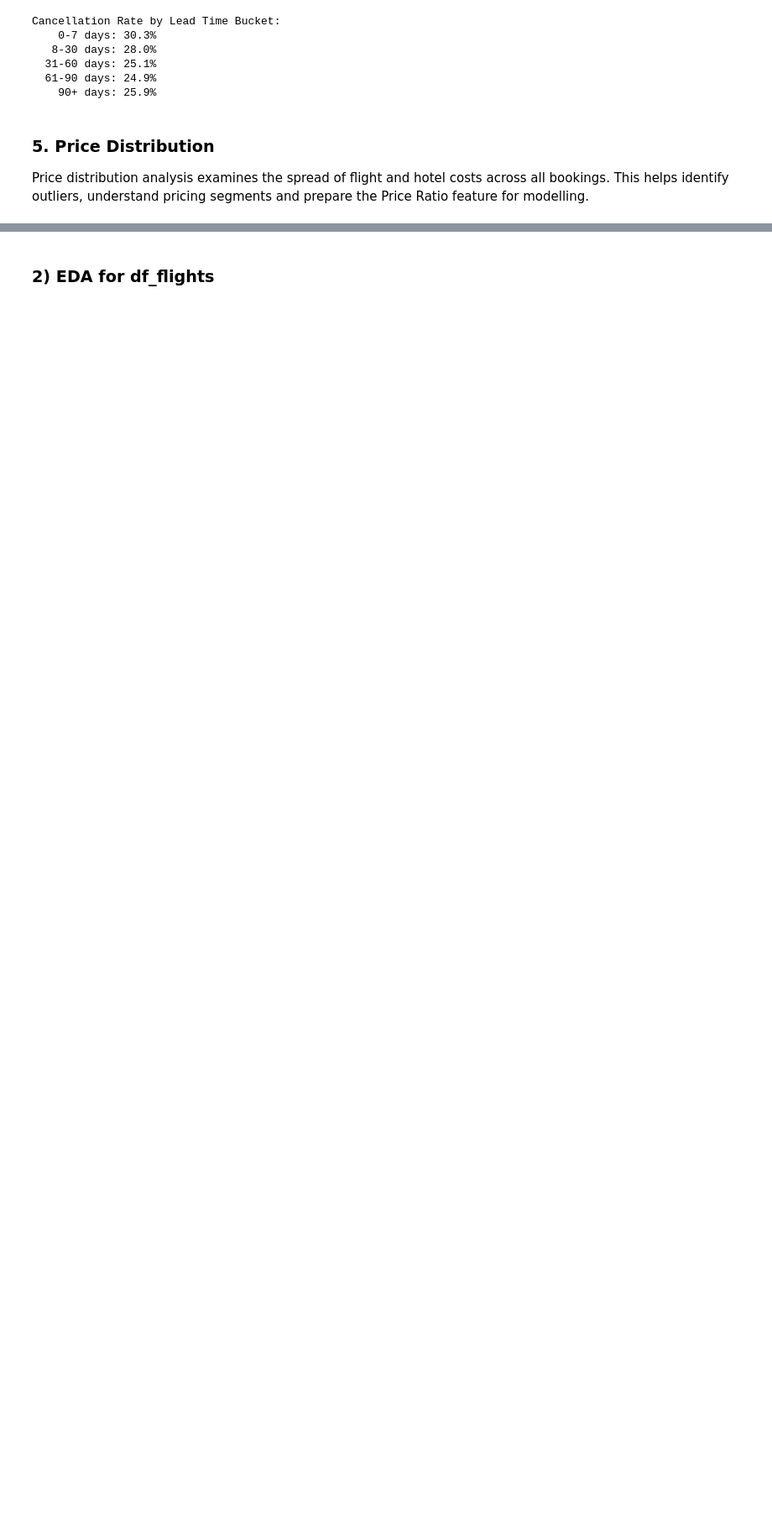
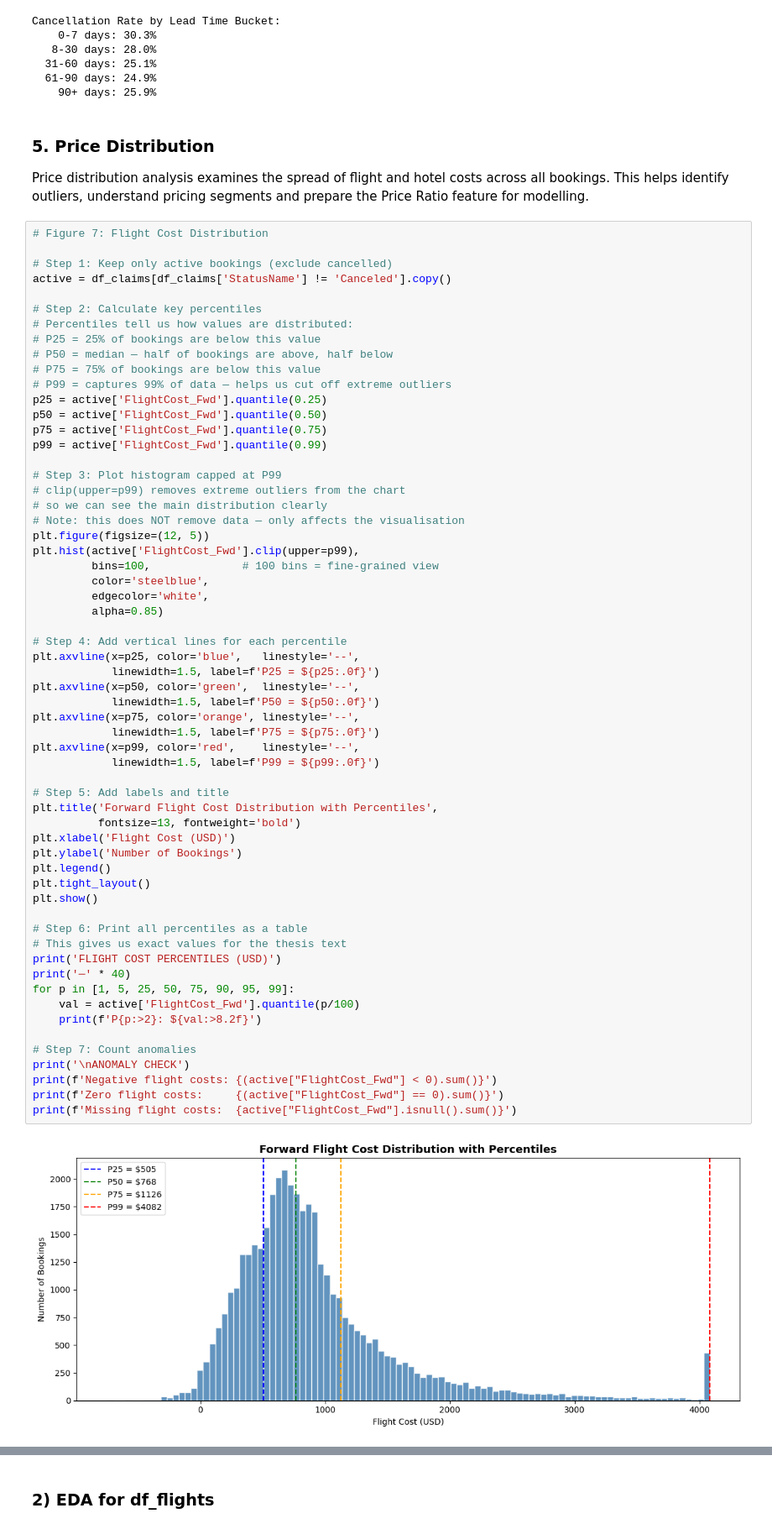
Before and after one commit to VildanaRazumova/thesis-demand-forecasting, a Jupyter notebook: thesis_notebook_final.ipynb, the cells around one changed output, grey strips where cells are left out. Shown at 84% size. Cells and saved outputs as stored; diff of their text form; blank space fills up the shorter version.

```diff
--- a/thesis_notebook_final.ipynb
+++ b/thesis_notebook_final.ipynb
@@ -748,3 +748,65 @@ Cancellation Rate by Lead Time Bucket:
 Price distribution analysis examines the spread of flight and hotel
 costs across all bookings. This helps identify outliers, understand
 pricing segments and prepare the Price Ratio feature for modelling.
+# %%
+# Figure 7: Flight Cost Distribution
+
+# Step 1: Keep only active bookings (exclude cancelled)
+active = df_claims[df_claims['StatusName'] != 'Canceled'].copy()
+
+# Step 2: Calculate key percentiles
+# Percentiles tell us how values are distributed:
+# P25 = 25% of bookings are below this value
+# P50 = median — half of bookings are above, half below
+# P75 = 75% of bookings are below this value
+# P99 = captures 99% of data — helps us cut off extreme outliers
+p25 = active['FlightCost_Fwd'].quantile(0.25)
+p50 = active['FlightCost_Fwd'].quantile(0.50)
+p75 = active['FlightCost_Fwd'].quantile(0.75)
+p99 = active['FlightCost_Fwd'].quantile(0.99)
+
+# Step 3: Plot histogram capped at P99
+# clip(upper=p99) removes extreme outliers from the chart
+# so we can see the main distribution clearly
+# Note: this does NOT remove data — only affects the visualisation
+plt.figure(figsize=(12, 5))
+plt.hist(active['FlightCost_Fwd'].clip(upper=p99),
+         bins=100,              # 100 bins = fine-grained view
+         color='steelblue',
+         edgecolor='white',
+         alpha=0.85)
+
+# Step 4: Add vertical lines for each percentile
+plt.axvline(x=p25, color='blue',   linestyle='--',
+            linewidth=1.5, label=f'P25 = ${p25:.0f}')
+plt.axvline(x=p50, color='green',  linestyle='--',
+            linewidth=1.5, label=f'P50 = ${p50:.0f}')
+plt.axvline(x=p75, color='orange', linestyle='--',
+            linewidth=1.5, label=f'P75 = ${p75:.0f}')
+plt.axvline(x=p99, color='red',    linestyle='--',
+            linewidth=1.5, label=f'P99 = ${p99:.0f}')
+
+# Step 5: Add labels and title
+plt.title('Forward Flight Cost Distribution with Percentiles',
+          fontsize=13, fontweight='bold')
+plt.xlabel('Flight Cost (USD)')
+plt.ylabel('Number of Bookings')
+plt.legend()
+plt.tight_layout()
+plt.show()
+
+# Step 6: Print all percentiles as a table
+# This gives us exact values for the thesis text
+print('FLIGHT COST PERCENTILES (USD)')
+print('─' * 40)
+for p in [1, 5, 25, 50, 75, 90, 95, 99]:
+    val = active['FlightCost_Fwd'].quantile(p/100)
+    print(f'P{p:>2}: ${val:>8.2f}')
+
+# Step 7: Count anomalies
+print('\nANOMALY CHECK')
+print(f'Negative flight costs: {(active["FlightCost_Fwd"] < 0).sum()}')
+print(f'Zero flight costs:     {(active["FlightCost_Fwd"] == 0).sum()}')
+print(f'Missing flight costs:  {active["FlightCost_Fwd"].isnull().sum()}')
+# %% [output]
+[figure, added]
```
Also changed, not shown: parts of 6 cells of this notebook.
